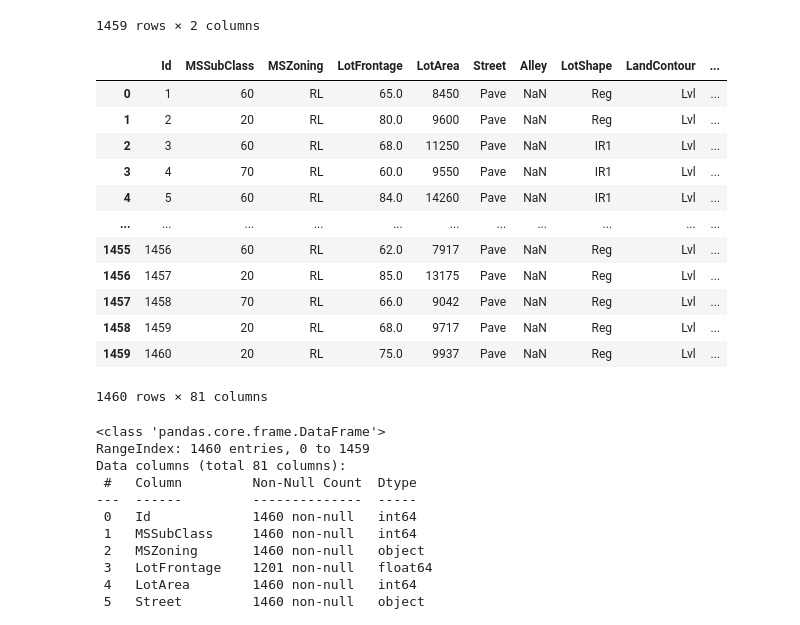
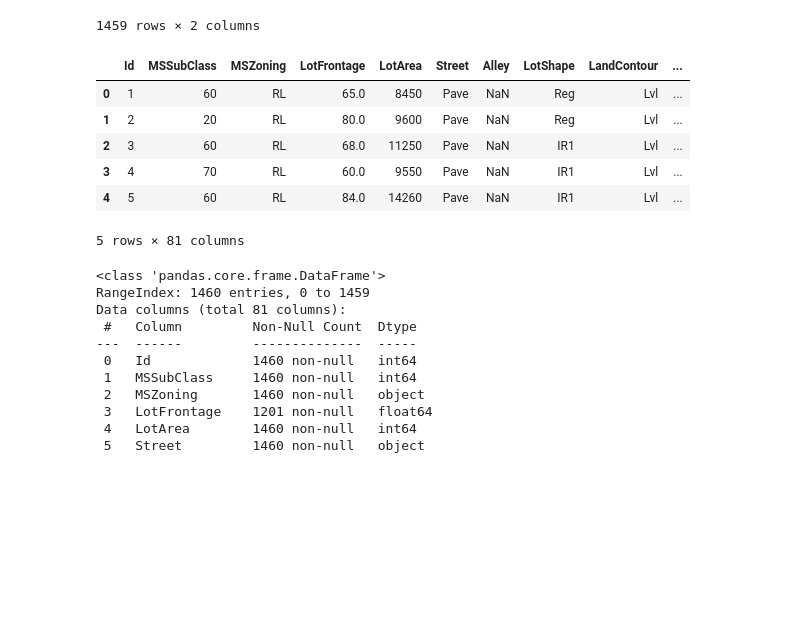
Before and after one commit to PessinasProjects/House-Pricing, a Jupyter notebook: 01_ExploratoryDataAnalysis.ipynb, the cells around one changed output. Drawn from its saved outputs; the diff is of its cells as text; code cells hidden in the pictures; blank space fills up the shorter version.

```diff
--- a/01_ExploratoryDataAnalysis.ipynb
+++ b/01_ExploratoryDataAnalysis.ipynb
@@ -29,21 +29,15 @@ sample_submission_df
 # %%
 train_df = pd.read_csv('data/train.csv')
 
-train_df
+train_df.head(5)
 # %% [output]
 |  | Id | MSSubClass | MSZoning | LotFrontage | LotArea | Street | Alley | LotShape | LandContour | ... |
 | 0 | 1 | 60 | RL | 65.0 | 8450 | Pave | NaN | Reg | Lvl | ... |
 | 1 | 2 | 20 | RL | 80.0 | 9600 | Pave | NaN | Reg | Lvl | ... |
 | 2 | 3 | 60 | RL | 68.0 | 11250 | Pave | NaN | IR1 | Lvl | ... |
 | 3 | 4 | 70 | RL | 60.0 | 9550 | Pave | NaN | IR1 | Lvl | ... |
 | 4 | 5 | 60 | RL | 84.0 | 14260 | Pave | NaN | IR1 | Lvl | ... |
-| ... | ... | ... | ... | ... | ... | ... | ... | ... | ... | ... |
-| 1455 | 1456 | 60 | RL | 62.0 | 7917 | Pave | NaN | Reg | Lvl | ... |
-| 1456 | 1457 | 20 | RL | 85.0 | 13175 | Pave | NaN | Reg | Lvl | ... |
-| 1457 | 1458 | 70 | RL | 66.0 | 9042 | Pave | NaN | Reg | Lvl | ... |
-| 1458 | 1459 | 20 | RL | 68.0 | 9717 | Pave | NaN | Reg | Lvl | ... |
-| 1459 | 1460 | 20 | RL | 75.0 | 9937 | Pave | NaN | Reg | Lvl | ... |
-1460 rows × 81 columns
+5 rows × 81 columns
 # %%
 train_df.info(True)
 # %% [output]
```
Also changed, not shown: parts of 1 cell of this notebook, 2 other files.
